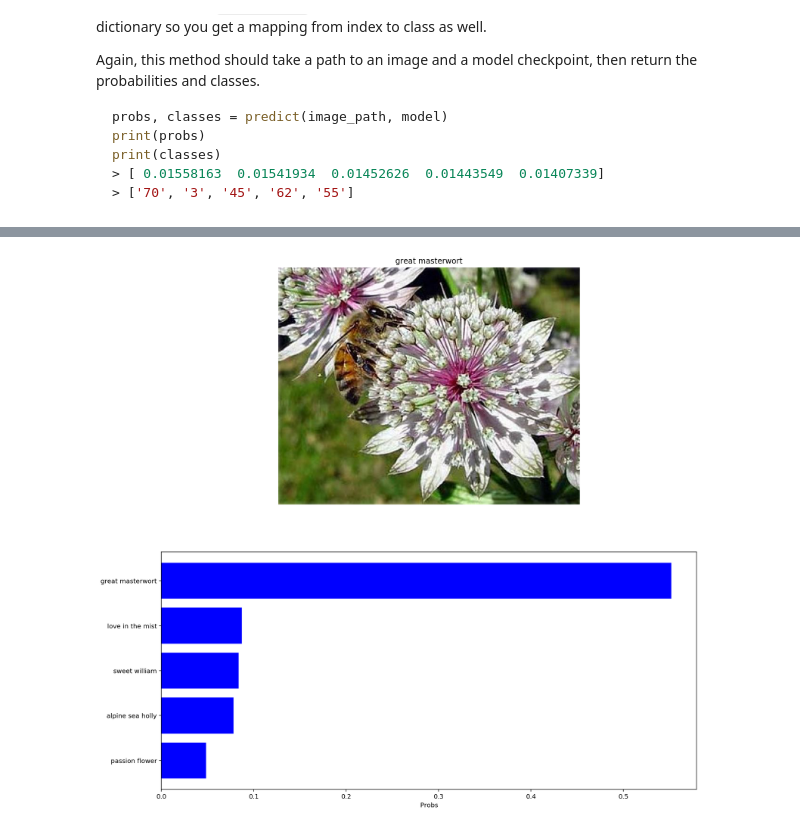
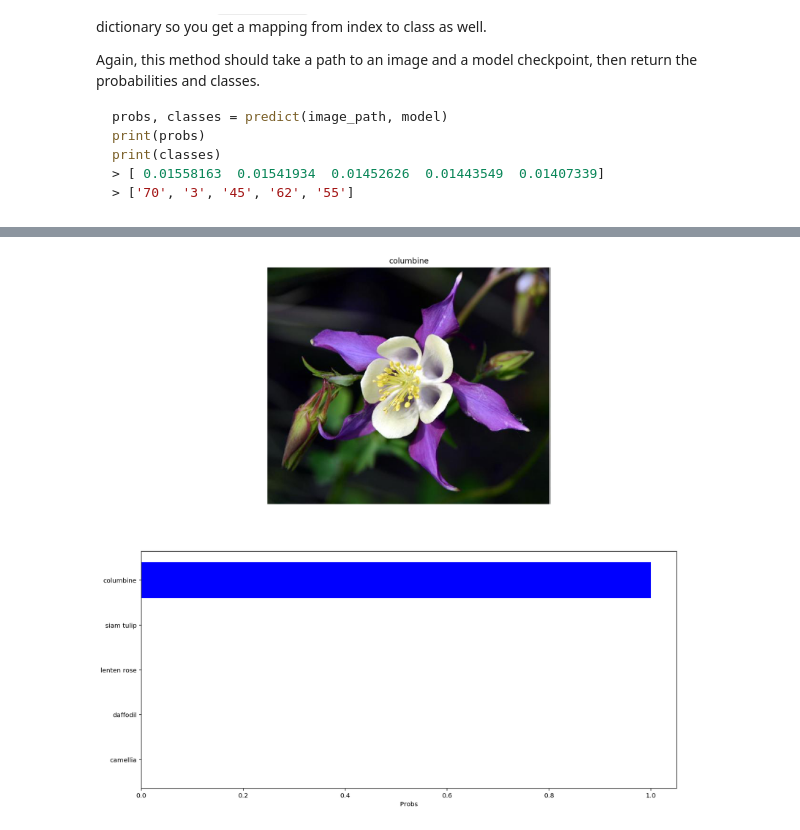
Before and after one commit to jinshengye-git/aipnd-project, a Jupyter notebook: Image Classifier Project.ipynb, the cells around one changed output, grey strips where cells are left out. Saved outputs shown, nothing was run; the diff lists cells and outputs as text; code cells hidden in the pictures.

```diff
--- a/Image Classifier Project.ipynb
+++ b/Image Classifier Project.ipynb
@@ -157,7 +156,7 @@ def do_deep_learning(model, trainloader, epochs, print_every, criterion, optimiz
     print_every = print_every
     steps = 0
 
-    model.to('cuda') # use CUDA
+    model.to('cuda') # use cuda
 
     for e in range(epochs):
         running_loss = 0
@@ -187,9 +186,10 @@ class_to_idx = image_datasets['training'].class_to_idx
 
 hidden_units = 500
 learning_rate = 0.005
-epochs = 3
+epochs = 10
+print_every = 50
 
 model, optimizer, criterion = model_create(learning_rate, hidden_units, class_to_idx)
 
-do_deep_learning(model, dataloaders['training'], 6, 40, criterion, optimizer, 'gpu')
+do_deep_learning(model, dataloaders['training'], epochs, print_every, criterion, optimizer, 'gpu')
 # %% [output]
@@ -441,30 +445,30 @@ You can convert from the class integer encoding to actual flower names with the
 # %%
 # TODO: Display an image along with the top 5 classes
 def sanity_check(image, model):
 
     fig = plt.figure(figsize=[15,15])
     ax1 = plt.subplot(2,1,1)
     ax2 = plt.subplot(2,1,2)
 
     probs, classes = predict(image, model)
     max_index = np.argmax(probs)
     max_label = classes[max_index]
 
     image = Image.open(image)
     ax1.axis('off')
     ax1.set_title(cat_to_name[max_label])
     ax1.imshow(image)
 
     labels = (cat_to_name[c] for c in classes)
     tick_y = np.arange(5)
     ax2.set_yticklabels(labels)
     ax2.set_yticks(tick_y)
     ax2.invert_yaxis()
     ax2.set_xlabel('Probs')
     ax2.barh(tick_y, probs, color='b')
 
     plt.show()
 
-sanity_check(test_dir + '/38/image_05806.jpg', model)
+sanity_check(test_dir + '/84/image_02563.jpg', model)
 # %% [output]
-[figure, old version]
+[figure, new version]
```
Also changed, not shown: parts of 3 cells of this notebook, 4 other files.
